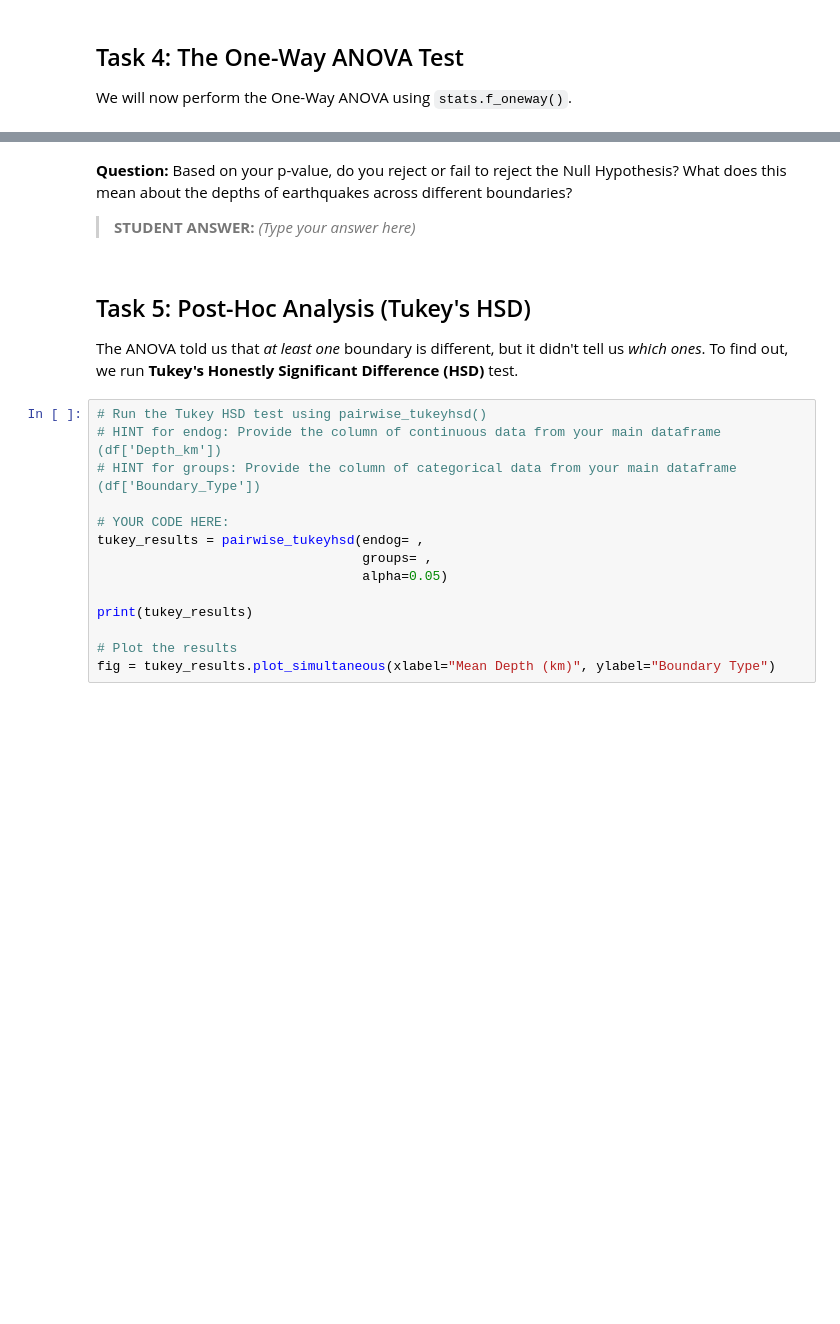
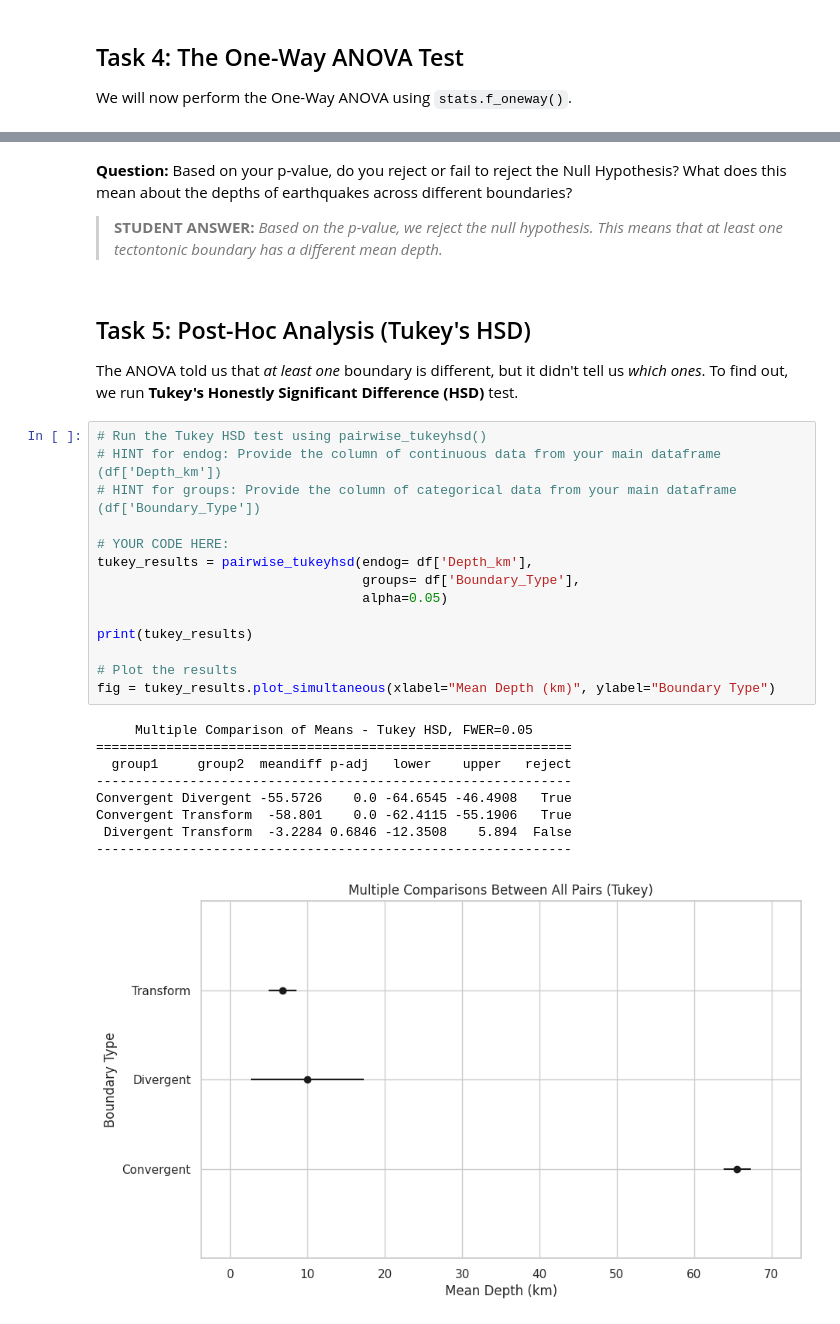
Before and after one commit to slackoly/ES2245, a Jupyter notebook: ES2245_lab5_sedlacko.ipynb, the cells around one changed output, grey strips where cells are left out. Saved outputs shown, nothing was run; the diff lists cells and outputs as text; blank space fills up the shorter version.

```diff
--- a/ES2245_lab5_sedlacko.ipynb
+++ b/ES2245_lab5_sedlacko.ipynb
@@ -220,24 +265,34 @@ print(f"ANOVA p-value: {p_value_anova:.2e}")
 # %% [markdown]
 **Question:** Based on your p-value, do you reject or fail to reject the Null Hypothesis? What does this mean about the depths of earthquakes across different boundaries?
 
-> **STUDENT ANSWER:** *(Type your answer here)*
+> **STUDENT ANSWER:** *Based on the p-value, we reject the null hypothesis. This means that at least one tectontonic boundary has a different mean depth.*
 # %% [markdown]
 ## Task 5: Post-Hoc Analysis (Tukey's HSD)
 The ANOVA told us that *at least one* boundary is different, but it didn't tell us *which ones*. To find out, we run **Tukey's Honestly Significant Difference (HSD)** test.
 # %%
 # Run the Tukey HSD test using pairwise_tukeyhsd()
 # HINT for endog: Provide the column of continuous data from your main dataframe (df['Depth_km'])
 # HINT for groups: Provide the column of categorical data from your main dataframe (df['Boundary_Type'])
 
 # YOUR CODE HERE:
-tukey_results = pairwise_tukeyhsd(endog= ,
-                                  groups= ,
+tukey_results = pairwise_tukeyhsd(endog= df['Depth_km'],
+                                  groups= df['Boundary_Type'],
                                   alpha=0.05)
 
 print(tukey_results)
 
 # Plot the results
 fig = tukey_results.plot_simultaneous(xlabel="Mean Depth (km)", ylabel="Boundary Type")
+# %% [output]
+     Multiple Comparison of Means - Tukey HSD, FWER=0.05
+=============================================================
+  group1     group2  meandiff p-adj   lower    upper   reject
+-------------------------------------------------------------
+Convergent Divergent -55.5726    0.0 -64.6545 -46.4908   True
+Convergent Transform  -58.801    0.0 -62.4115 -55.1906   True
+ Divergent Transform  -3.2284 0.6846 -12.3508    5.894  False
+-------------------------------------------------------------
+[figure, added]
 # %% [markdown]
 ## Final Lab Questions
 
```
Also changed, not shown: parts of 9 cells of this notebook.
